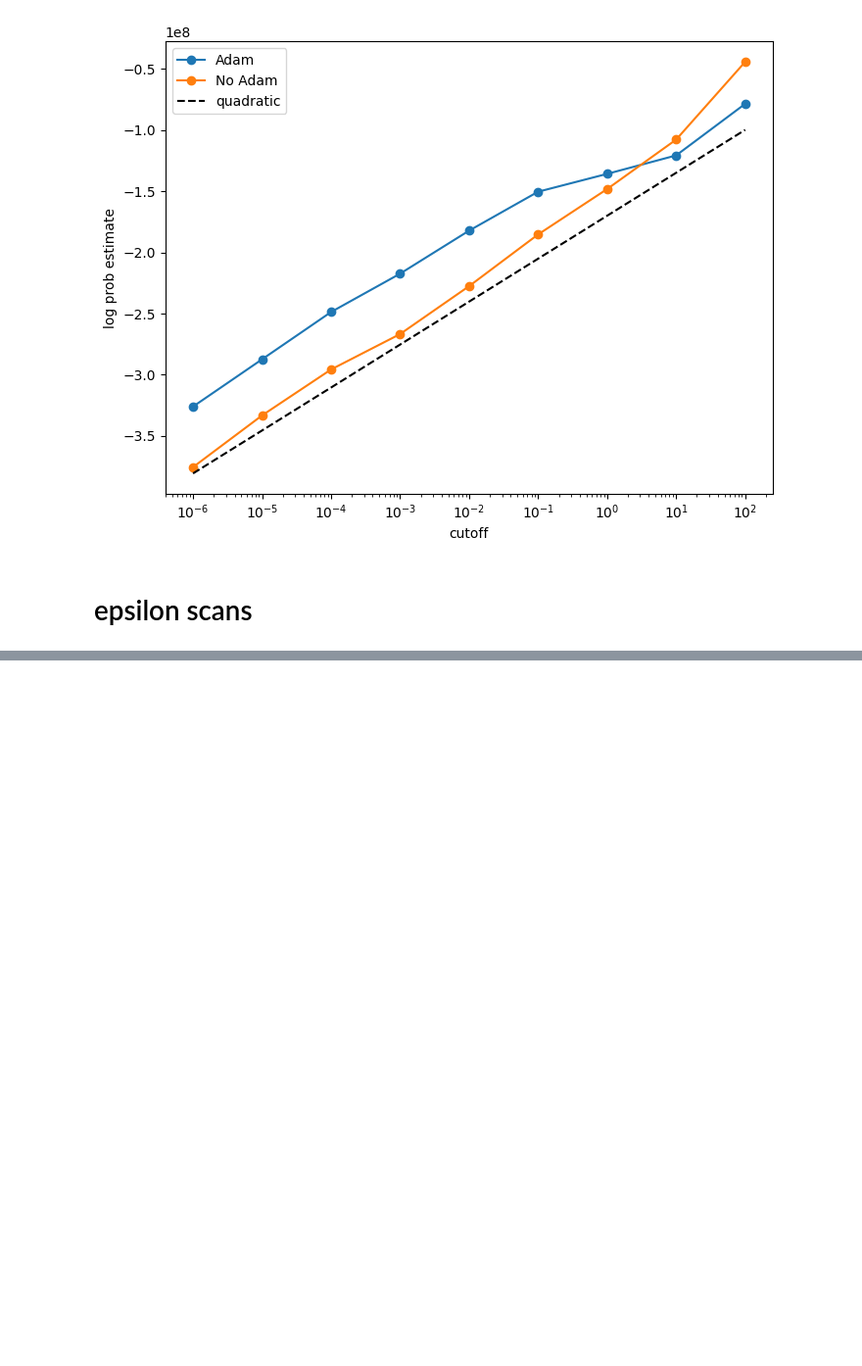
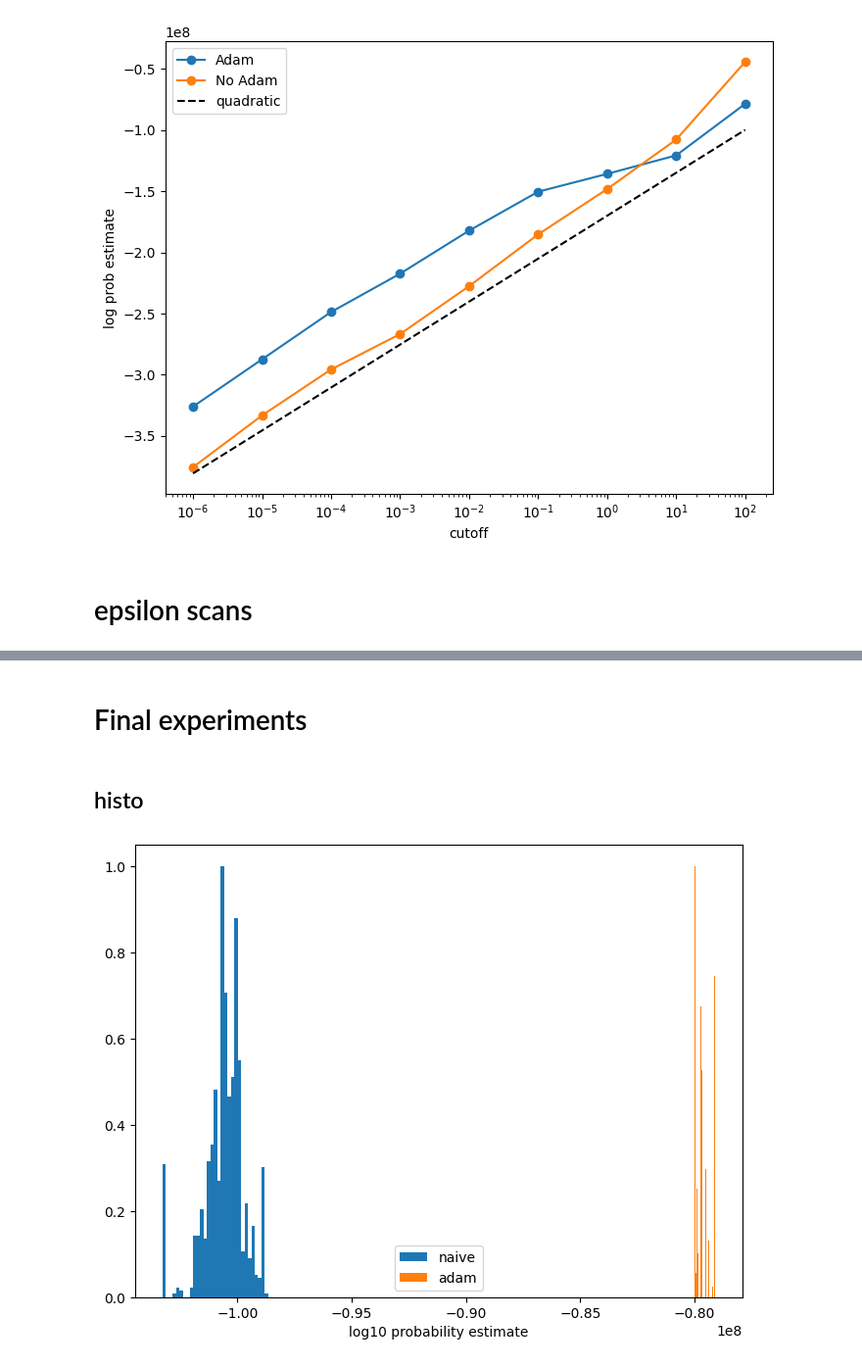
Before and after one commit to EleutherAI/basin-volume, a Jupyter notebook: notebooks/plots.ipynb, the cells around one changed output, grey strips where cells are left out. Shown at 98% size. Drawn from its saved outputs; the diff is of its cells as text; code cells hidden in the pictures; blank space fills up the shorter version.

```diff
--- a/notebooks/plots.ipynb
+++ b/notebooks/plots.ipynb
@@ -84,0 +125,29 @@ plt.show()
+# %% [markdown]
+# Final experiments
+# %% [markdown]
+## histo
+# %%
+with open(os.path.join(results_dir, "pythia_histo_False.pkl"), "rb") as f:
+    result, cfg = pickle.load(f)
+
+with open(os.path.join(results_dir, "pythia_histo_True.pkl"), "rb") as f:
+    result_adam, cfg = pickle.load(f)
+
+RESULTS = {'naive': result, 'adam': result_adam}
+
+plt.figure(figsize=(8, 6))
+
+settings = {'alpha': 1, 'fill': True}
+
+for label, results in RESULTS.items():
+    these_settings = dict(settings, label=label)
+    scaled_histogram(results.estimates / np.log(10), label, these_settings)
+plt.xlabel("log10 probability estimate")
+plt.legend()
+#plt.title("KL divergence")
+
+plt.savefig(os.path.join(BASIN_VOLUME_DIR, "plots", "pythia_histo_badsigma.png"))
+
+plt.show()
+# %% [output]
+[figure, added]
```
Also changed, not shown: parts of 10 cells of this notebook, 11 other files.
